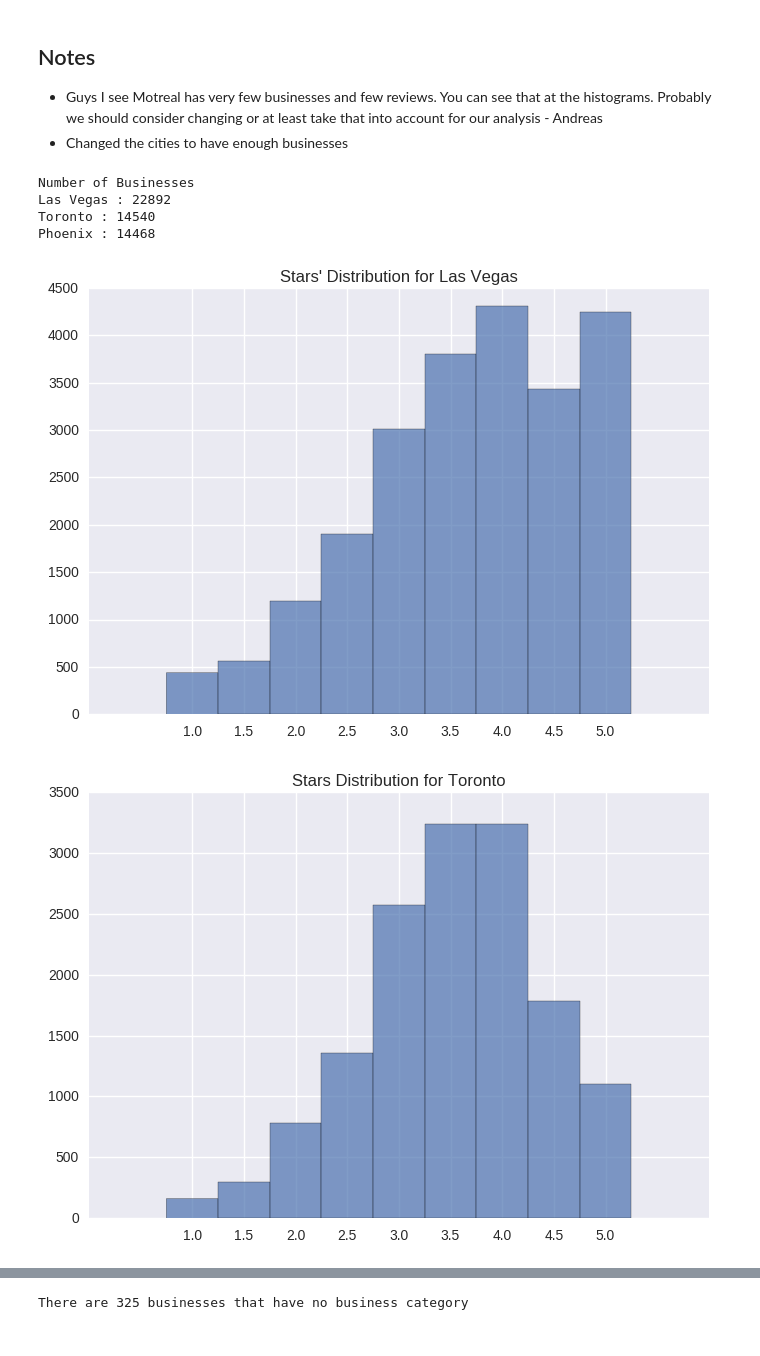
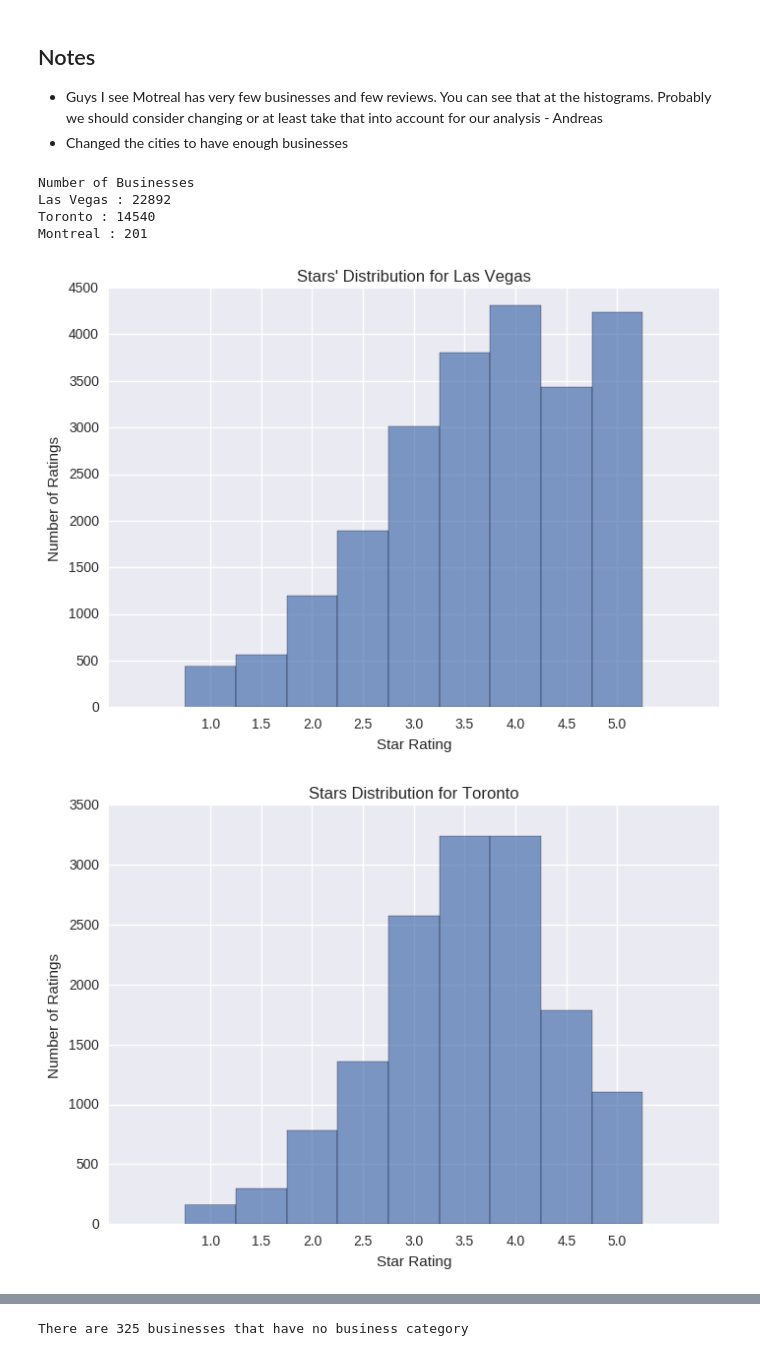
Before and after one commit to klimoka/COMPG011_group_project, a Jupyter notebook: Assi_1.ipynb, the cells around one changed output, grey strips where cells are left out. Drawn from its saved outputs; the diff is of its cells as text; code cells hidden in the pictures.

```diff
--- a/Assi_1.ipynb
+++ b/Assi_1.ipynb
@@ -15,13 +15,21 @@ import pylab
 business_df= pd.read_csv("data/csv/yelp_academic_dataset_business.csv")
 review_df= pd.read_csv("data/csv/yelp_academic_dataset_review.csv")
 # %%
+#======Part 2======
 city1="Las Vegas"
 city2="Toronto"
-city3="Phoenix"
-selected_business="Restaurants"  #Part 3
+city3="Montreal"
+#==================
 
-#Part 4
-analyse_city=True    #choose to analyse a city or a state
+#======Part 3======
+selected_business="Restaurants"
+#==================
+
+#======Part 4======
+analyse_city=True   #choose to analyse a city or a state
+#==================
+
+
 if analyse_city:
     selected_city="Las Vegas"
 else:
@@ -35,25 +43,29 @@ print(city3,":",len(business_df[business_df.city==city3]))
 Number of Businesses
 Las Vegas : 22892
 Toronto : 14540
-Phoenix : 14468
+Montreal : 201
 # %%
 city1_df = business_df[business_df.city == city1]
 
 n_total, bins, patch = plt.hist(city1_df.stars, bins=np.arange(1,6,0.5), alpha=0.7,align="left",normed=False,histtype="bar")
 plt.xticks(np.arange(1,5.5,0.5))
 plt.title("Stars' Distribution for {}".format(city1))
+plt.xlabel('Star Rating')
+plt.ylabel('Number of Ratings')
 plt.show()
 # %% [output]
-[figure, old version]
+[figure, new version]
 # %%
 city2_df = business_df[business_df.city ==city2]
 
 n_total, bins, patch = plt.hist(city2_df.stars, bins=np.arange(1,6,0.5), alpha=0.7,align="left",normed=False,histtype="bar")
 plt.xticks(np.arange(1,5.5,0.5))
 plt.title("Stars Distribution for {}".format(city2))
+plt.xlabel('Star Rating')
+plt.ylabel('Number of Ratings')
 plt.show()
 # %% [output]
-[figure, old version]
+[figure, new version]
 # %%
 city3_df = business_df[business_df.city == city3]
 
```
Also changed, not shown: parts of 10 cells of this notebook.
